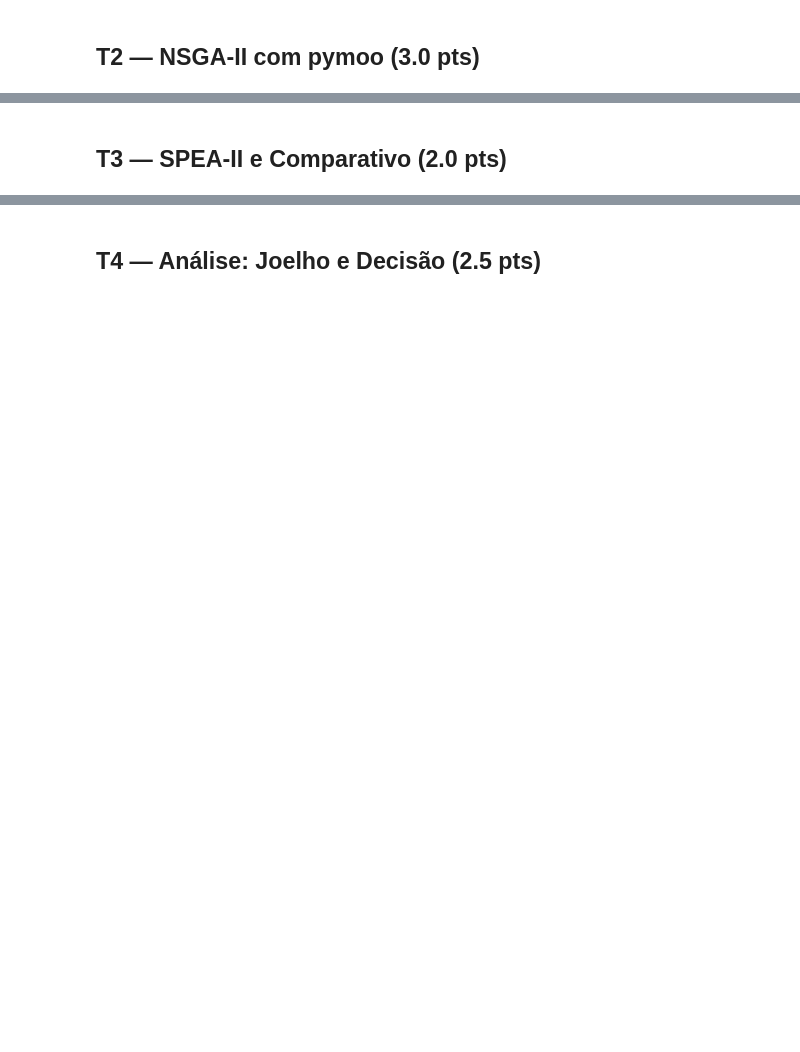
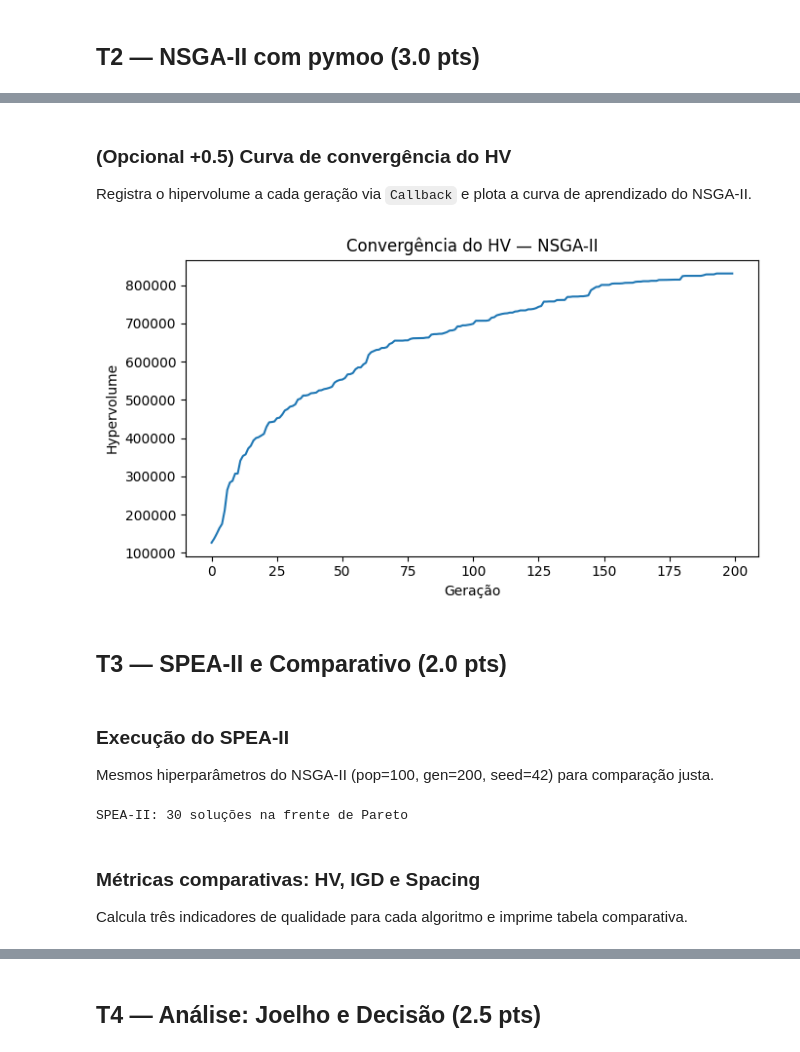
Before and after one commit to phael-exe/heuristicas, a Jupyter notebook: metaheurísticas-populacionais/Sem10_MOO.ipynb, the cells around one changed output, grey strips where cells are left out. Cells and saved outputs as stored; diff of their text form; code cells hidden in the pictures; blank space fills up the shorter version.

```diff
--- a/metaheurísticas-populacionais/Sem10_MOO.ipynb
+++ b/metaheurísticas-populacionais/Sem10_MOO.ipynb
@@ -101,6 +158,5 @@ pass
 # %%
-# TODO: Calcular Hypervolume de F_nsga2.
-Use ref_point = F_nsga2.max(axis=0) * 1.15
+ref_point = F_nsga2.max(axis=0) * 1.15
 hv_ind = HV(ref_point=ref_point)
-# Dica: hv_ind(F_nsga2) retorna o valor escalar
-pass
+hv_nsga2 = hv_ind(F_nsga2)
+print(f"Hypervolume NSGA-II: {hv_nsga2:.2f}")
@@ -113,2 +182,33 @@ pass
+# %% [markdown]
+### (Opcional +0.5) Curva de convergência do HV
+Registra o hipervolume a cada geração via `Callback` e plota a curva de aprendizado do NSGA-II.
+# %%
+from pymoo.core.callback import Callback
+
+class HVCallback(Callback):
+    def __init__(self, ref_point):
+        super().__init__()
+        self.hv_ind = HV(ref_point=ref_point)
+        self.history = []
+
+    def notify(self, algorithm):
+        F = algorithm.opt.get("F")
+        self.history.append(self.hv_ind(F))
+
+cb = HVCallback(ref_point=ref_point)
+nsga2_cb = NSGA2(pop_size=100, sampling=PermutationRandomSampling(),
+                 crossover=OrderCrossover(), mutation=InversionMutation(), eliminate_duplicates=True)
+minimize(problem, nsga2_cb, ("n_gen", 200), seed=42, verbose=False, callback=cb)
+
+plt.figure(figsize=(7, 4))
+plt.plot(cb.history)
+plt.xlabel("Geração")
+plt.ylabel("Hypervolume")
+plt.title("Convergência do HV — NSGA-II")
+plt.tight_layout()
+plt.savefig("t2_convergencia.png", dpi=150)
+plt.show()
+# %% [output]
+[figure, added]
 # %% [markdown]
 ## T3 — SPEA-II e Comparativo (2.0 pts)
@@ -129,0 +215,14 @@ pass
+# %% [markdown]
+### Execução do SPEA-II
+Mesmos hiperparâmetros do NSGA-II (pop=100, gen=200, seed=42) para comparação justa.
+# %%
+spea2 = SPEA2(pop_size=100, sampling=PermutationRandomSampling(),
+              crossover=OrderCrossover(), mutation=InversionMutation(), eliminate_duplicates=True)
+res_spea2 = minimize(problem, spea2, ("n_gen", 200), seed=42, verbose=False)
+F_spea2 = res_spea2.F
+print(f"SPEA-II: {len(F_spea2)} soluções na frente de Pareto")
+# %% [output]
+SPEA-II: 30 soluções na frente de Pareto
+# %% [markdown]
+### Métricas comparativas: HV, IGD e Spacing
+Calcula três indicadores de qualidade para cada algoritmo e imprime tabela comparativa.
```
Also changed, not shown: parts of 50 cells of this notebook, 1 other file.
